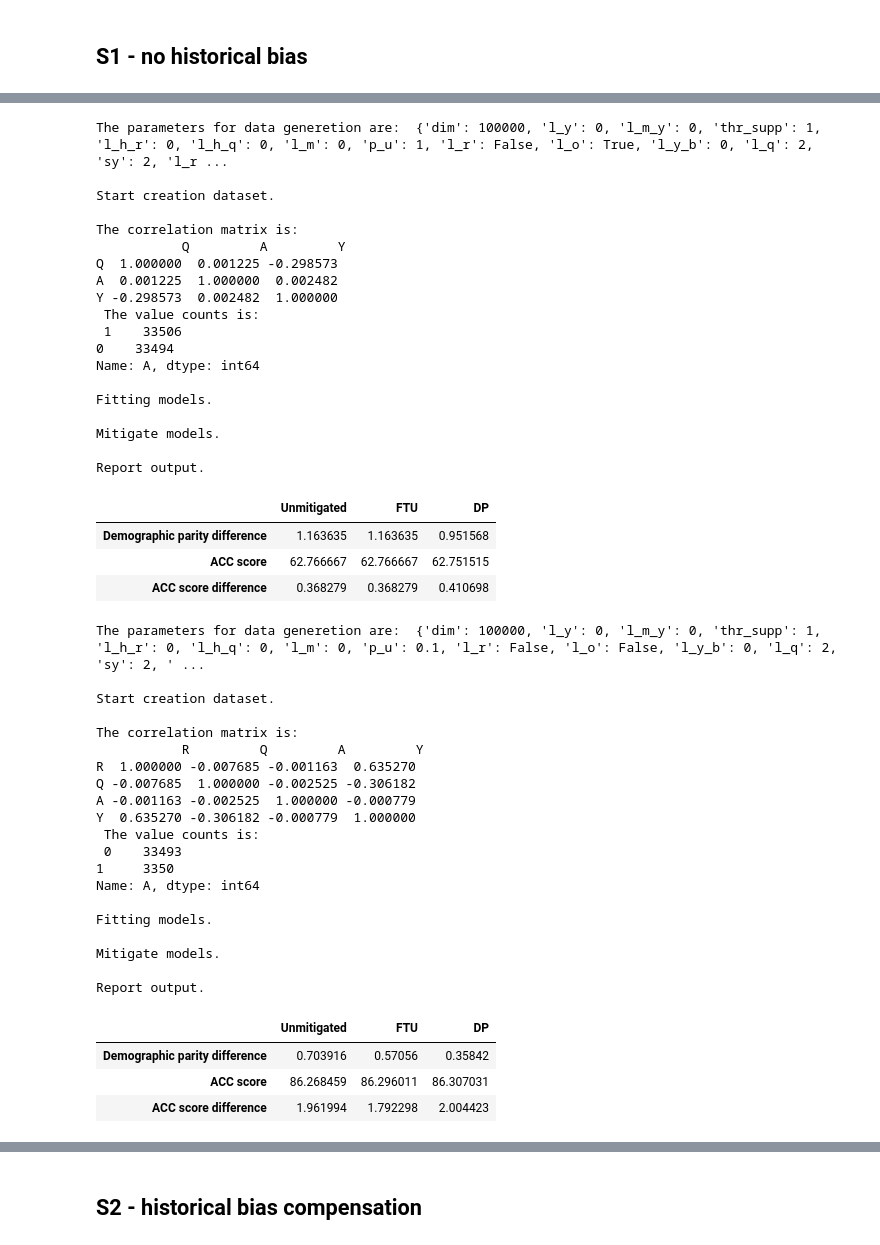
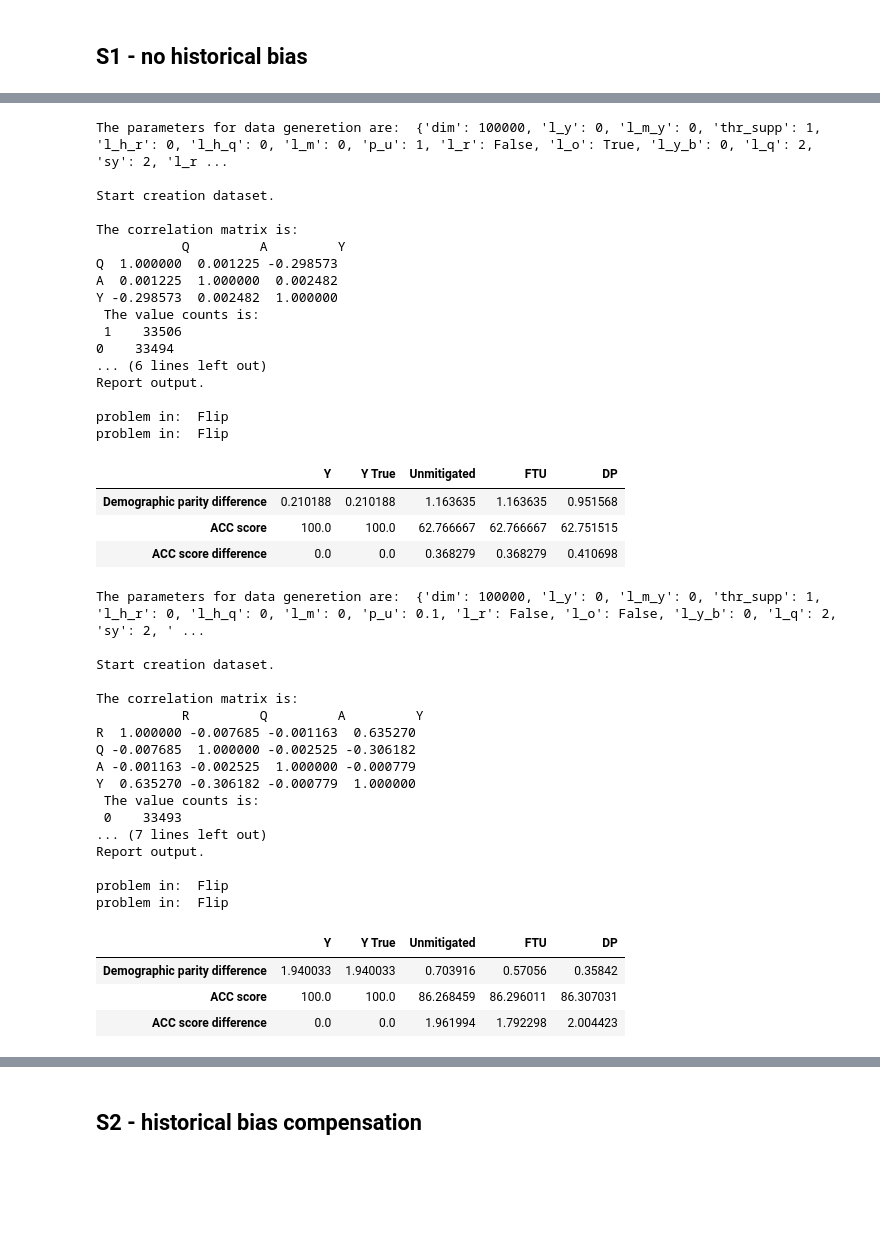
Before and after one commit to rcrupiISP/ISParity, a Jupyter notebook: Bias_Dataset_Generation.ipynb, the cells around one changed output, grey strips where cells are left out. Cells and saved outputs as stored; diff of their text form; code cells hidden in the pictures; blank space fills up the shorter version.

```diff
--- a/Bias_Dataset_Generation.ipynb
+++ b/Bias_Dataset_Generation.ipynb
@@ -235,7 +235,7 @@ def get_metrics_df(models_dict, y_true, group, X_ind_test=None, X_supp_test=None
 # %% [markdown]
 ### Mitigation
 # %%
-def mitigations(X_train, X_test, X_ind_test, X_supp_test, y_train,
+def mitigations(X_train, X_test, X_ind_test, X_supp_test, y_train, y_test, y_test_real,
                 thr_supp, sens_var, cond_var,
                 clf, clf_ind, clf_supp
                 ):
@@ -252,7 +252,11 @@ def mitigations(X_train, X_test, X_ind_test, X_supp_test, y_train,
   X_supp_test : pd.DataFrame
       Suppression test set (without varible correlated with A)
   y_train : pd.Series
-      Dataset
+      Target train
+  y_test : pd.Series
+      Target test
+  y_test_real : pd.Series
+      Target test - no measurement bias
   thr_supp: float
     Threshold for suppression method
   sens_var : str
@@ -318,7 +322,9 @@ def mitigations(X_train, X_test, X_ind_test, X_supp_test, y_train,
     dct_flip['CDP'] = np.nan
 
   # # # Build dictionary of mitigated prediction
-  models_dict = {"Unmitigated": (clf.predict(X_test), clf.predict_proba(X_test)[:, 1]),
+  models_dict = {"Y": (y_test, y_test),
+                "Y True": (y_test_real, y_test_real),
+                "Unmitigated": (clf.predict(X_test), clf.predict_proba(X_test)[:, 1]),
                "FTU":  (clf_ind.predict(X_ind_test), clf_ind.predict_proba(X_ind_test)[:, 1]),
                "Suppression_"+str(thr_supp): (clf_supp.predict(X_supp_test), clf_supp.predict_proba(X_supp_test)[:, 1]),
               "EO": (postprocess_preds_eo, postprocess_preds_eo),
@@ -357,14 +363,14 @@ def pipeline(param_dict, sens_var = 'A', cond_var = 'Q', y_bias_meas = False):
   if y_bias_meas:
     df_total['Y_real'] = y_train_real
   print("The correlation matrix is: ", '\n', df_total.corr(), '\n',
-        "The value counts is: ", '\n', df_total.A.value_counts(), '\n')
+        "The value counts is: ", '\n', df_total[sens_var].value_counts(), '\n')
   # Fit models
   print("Fitting models.", '\n')
   clf, clf_ind, clf_supp, neigh, neigh_supp = fit_models(X_train, X_ind_train, X_supp_train, y_train)
   # Mitigate models
   print("Mitigate models.", '\n')
   models_dict, dct_flip = \
-    mitigations(X_train, X_test, X_ind_test, X_supp_test, y_train,
+    mitigations(X_train, X_test, X_ind_test, X_supp_test, y_train, y_test, y_test_real,
                 thr_supp, sens_var, cond_var,
                 clf, clf_ind, clf_supp)
   # return summary table
@@ -482,35 +485,33 @@ Report output.
 # %%
 # omission
 param_dict = {"dim":100000, "l_y":0, "l_m_y":0, "thr_supp":1, "l_h_r":0,  "l_h_q":0,
               "l_m":0, "p_u":1, "l_r":False, "l_o":True, "l_y_b":0,
               "l_q":2, "sy":2, "l_r_q":0}
 dtf_res = pipeline(param_dict)
 # Select only DP diff, Accuracy, Accuracy difference for the models Unmitigated, FTU and DP postprocessed
-dtf_res.loc[['Demographic parity difference', 'ACC score', 'ACC score difference'], ['Unmitigated', 'FTU', 'DP']]*100
+dtf_res.loc[['Demographic parity difference', 'ACC score', 'ACC score difference'], ['Y', 'Y True', 'Unmitigated', 'FTU', 'DP']]*100
 # %% [output]
 The parameters for data generetion are:  {'dim': 100000, 'l_y': 0, 'l_m_y': 0, 'thr_supp': 1, 'l_h_r': 0, 'l_h_q': 0, 'l_m': 0, 'p_u': 1, 'l_r': False, 'l_o': True, 'l_y_b': 0, 'l_q': 2, 'sy': 2, 'l_r ...
 
 Start creation dataset.
 
 The correlation matrix is:
            Q         A         Y
 Q  1.000000  0.001225 -0.298573
 A  0.001225  1.000000  0.002482
 Y -0.298573  0.002482  1.000000
  The value counts is:
  1    33506
 0    33494
-Name: A, dtype: int64
+... (6 lines left out)
+Report output.
 
-Fitting models.
-
-Mitigate models.
-
-Report output.
+problem in:  Flip
+problem in:  Flip
-|  | Unmitigated | FTU | DP |
-| Demographic parity difference | 1.163635 | 1.163635 | 0.951568 |
-| ACC score | 62.766667 | 62.766667 | 62.751515 |
-| ACC score difference | 0.368279 | 0.368279 | 0.410698 |
+|  | Y | Y True | Unmitigated | FTU | DP |
+| Demographic parity difference | 0.210188 | 0.210188 | 1.163635 | 1.163635 | 0.951568 |
+| ACC score | 100.0 | 100.0 | 62.766667 | 62.766667 | 62.751515 |
+| ACC score difference | 0.0 | 0.0 | 0.368279 | 0.368279 | 0.410698 |
 # %%
 # sample
 param_dict = {"dim":100000, "l_y":0, "l_m_y":0, "thr_supp":1, "l_h_r":0,  "l_h_q":0,
@@ -518,7 +519,7 @@ param_dict = {"dim":100000, "l_y":0, "l_m_y":0, "thr_supp":1, "l_h_r":0,  "l_h_q
               "l_q":2, "sy":2, "l_r_q":0}
 dtf_res = pipeline(param_dict)
 # Select only DP diff, Accuracy, Accuracy difference for the models Unmitigated, FTU and DP postprocessed
-dtf_res.loc[['Demographic parity difference', 'ACC score', 'ACC score difference'], ['Unmitigated', 'FTU', 'DP']]*100
+dtf_res.loc[['Demographic parity difference', 'ACC score', 'ACC score difference'], ['Y', 'Y True', 'Unmitigated', 'FTU', 'DP']]*100
 # %% [output]
 The parameters for data generetion are:  {'dim': 100000, 'l_y': 0, 'l_m_y': 0, 'thr_supp': 1, 'l_h_r': 0, 'l_h_q': 0, 'l_m': 0, 'p_u': 0.1, 'l_r': False, 'l_o': False, 'l_y_b': 0, 'l_q': 2, 'sy': 2, ' ...
 
@@ -532,18 +533,15 @@ A -0.001163 -0.002525  1.000000 -0.000779
 Y  0.635270 -0.306182 -0.000779  1.000000
  The value counts is:
  0    33493
-1     3350
-Name: A, dtype: int64
+... (7 lines left out)
+Report output.
 
-Fitting models.
-
-Mitigate models.
-
-Report output.
+problem in:  Flip
+problem in:  Flip
-|  | Unmitigated | FTU | DP |
-| Demographic parity difference | 0.703916 | 0.57056 | 0.35842 |
-| ACC score | 86.268459 | 86.296011 | 86.307031 |
-| ACC score difference | 1.961994 | 1.792298 | 2.004423 |
+|  | Y | Y True | Unmitigated | FTU | DP |
+| Demographic parity difference | 1.940033 | 1.940033 | 0.703916 | 0.57056 | 0.35842 |
+| ACC score | 100.0 | 100.0 | 86.268459 | 86.296011 | 86.307031 |
+| ACC score difference | 0.0 | 0.0 | 1.961994 | 1.792298 | 2.004423 |
 # %%
 # measurement bias on Y (P_Y as target). Performance are calculated on Y
 param_dict = {"dim":100000, "l_y":0, "l_m_y":1.5, "thr_supp":1, "l_h_r":0,  "l_h_q":0,
```
Also changed, not shown: parts of 28 cells of this notebook.
